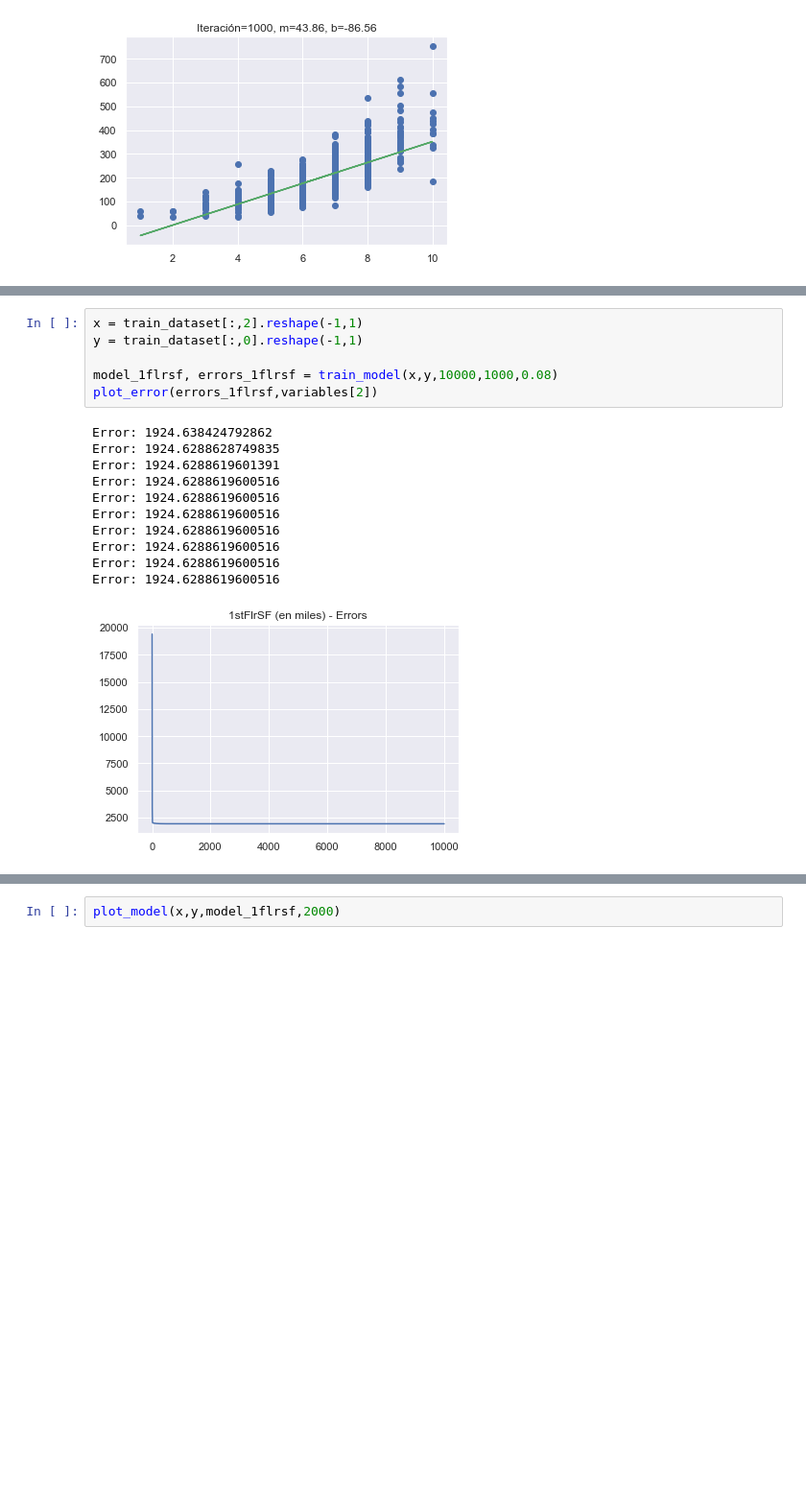
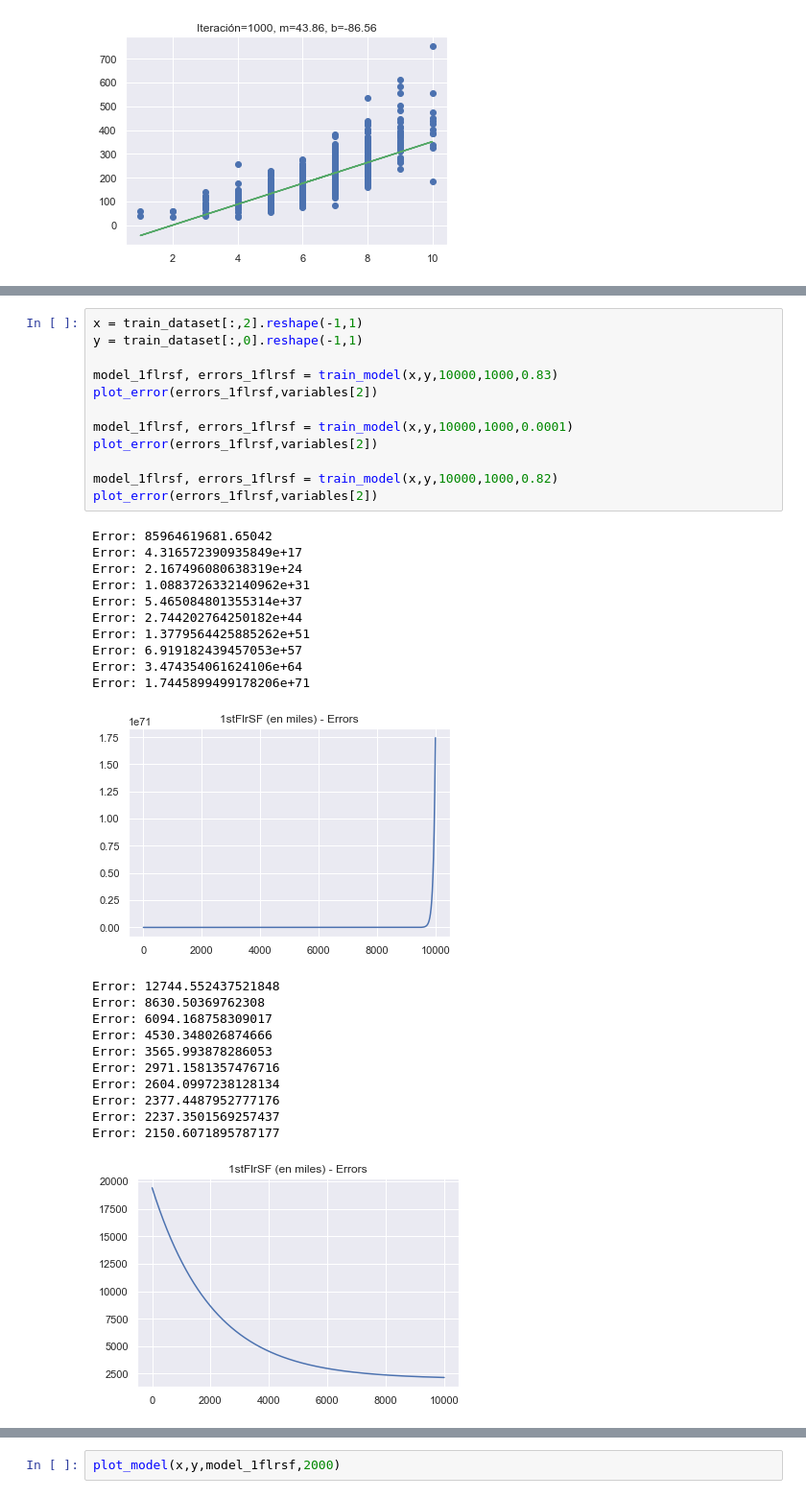
Before and after one commit to djrodriguezp/papd-cdp-proyecto, a Jupyter notebook: Proyecto Ciencia de Datos en Python.ipynb, the cells around one changed output, grey strips where cells are left out. Shown: that part at 96% size. Drawn from its saved outputs; the diff is of its cells as text; blank space fills up the shorter version.

```diff
--- a/Proyecto Ciencia de Datos en Python.ipynb
+++ b/Proyecto Ciencia de Datos en Python.ipynb
@@ -158,18 +192,35 @@ plot_model(x,y,model_quality,200)
 # %%
 x = train_dataset[:,2].reshape(-1,1)
 y = train_dataset[:,0].reshape(-1,1)
 
-model_1flrsf, errors_1flrsf = train_model(x,y,10000,1000,0.08)
+model_1flrsf, errors_1flrsf = train_model(x,y,10000,1000,0.83)
 plot_error(errors_1flrsf,variables[2])
+
+model_1flrsf, errors_1flrsf = train_model(x,y,10000,1000,0.0001)
+plot_error(errors_1flrsf,variables[2])
+
+model_1flrsf, errors_1flrsf = train_model(x,y,10000,1000,0.82)
+plot_error(errors_1flrsf,variables[2])
 # %% [output]
-Error: 1924.638424792862
-Error: 1924.6288628749835
-Error: 1924.6288619601391
-Error: 1924.6288619600516
-Error: 1924.6288619600516
-Error: 1924.6288619600516
-Error: 1924.6288619600516
-Error: 1924.6288619600516
-Error: 1924.6288619600516
-Error: 1924.6288619600516
+Error: 85964619681.65042
+Error: 4.316572390935849e+17
+Error: 2.167496080638319e+24
+Error: 1.0883726332140962e+31
+Error: 5.465084801355314e+37
+Error: 2.744202764250182e+44
+Error: 1.3779564425885262e+51
+Error: 6.919182439457053e+57
+Error: 3.474354061624106e+64
+Error: 1.7445899499178206e+71
-[figure, old version]
+[figure, new version]
+Error: 12744.552437521848
+Error: 8630.50369762308
+Error: 6094.168758309017
+Error: 4530.348026874666
+Error: 3565.993878286053
+Error: 2971.1581357476716
+Error: 2604.0997238128134
+Error: 2377.4487952777176
+Error: 2237.3501569257437
+Error: 2150.6071895787177
+[figure, added]
```
Also changed, not shown: parts of 18 cells of this notebook.
